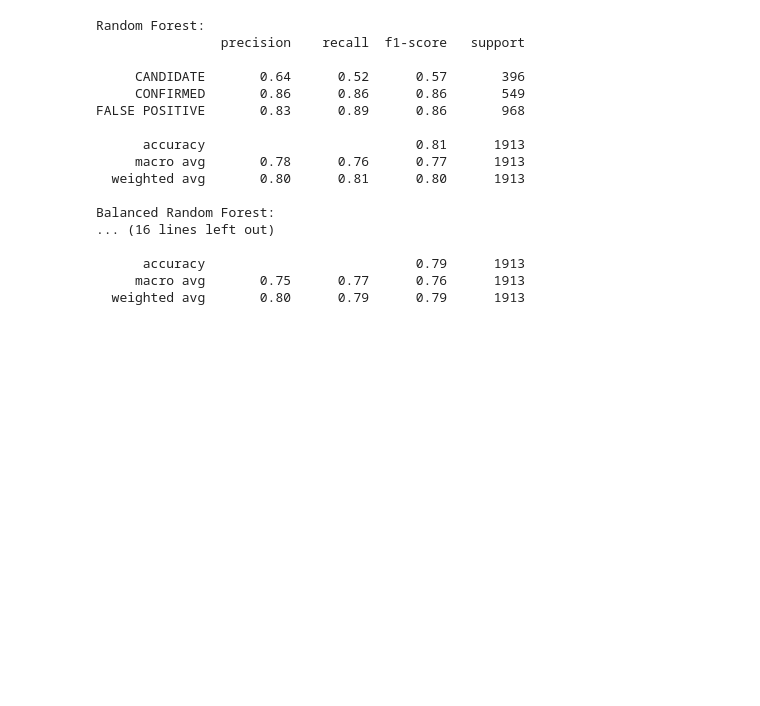
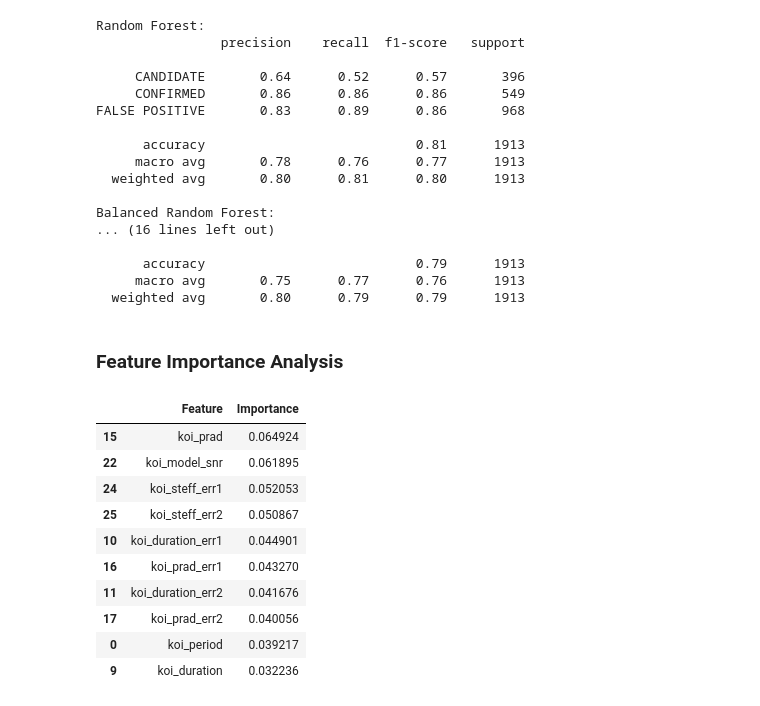
Before and after one commit to devikarapillai/Kepler-Exoplant_Classification, a Jupyter notebook: Nasa Kepler Exoplanent Detection.ipynb, the cells around one changed output. Drawn from its saved outputs; the diff is of its cells as text; code cells hidden in the pictures; blank space fills up the shorter version.

```diff
--- a/Nasa Kepler Exoplanent Detection.ipynb
+++ b/Nasa Kepler Exoplanent Detection.ipynb
@@ -1592,3 +1592,29 @@ Balanced Random Forest:
 #Random Forest achieved the highest accuracy of **80.76%** and Macro F1-score of **0.7658**, making it the best overall-performing model among the tested models. Balanced Random Forest and SMOTE-XGBoost showed better recall for the minority CANDIDATE class.
 
 #Based on the overall evaluation results, Random Forest was selected as the leading candidate for the final model.
+# %% [markdown]
+### Feature Importance Analysis
+# %%
+feature_importance = pd.DataFrame({
+    'Feature': feature_columns,
+    'Importance': rf_model.feature_importances_
+})
+
+feature_importance = feature_importance.sort_values(
+    by='Importance',
+    ascending=False
+)
+
+feature_importance.head(10)
+# %% [output]
+|  | Feature | Importance |
+| 15 | koi_prad | 0.064924 |
+| 22 | koi_model_snr | 0.061895 |
+| 24 | koi_steff_err1 | 0.052053 |
+| 25 | koi_steff_err2 | 0.050867 |
+| 10 | koi_duration_err1 | 0.044901 |
+| 16 | koi_prad_err1 | 0.043270 |
+| 11 | koi_duration_err2 | 0.041676 |
+| 17 | koi_prad_err2 | 0.040056 |
+| 0 | koi_period | 0.039217 |
+| 9 | koi_duration | 0.032236 |
```
Also changed, not shown: parts of 2 cells of this notebook.
